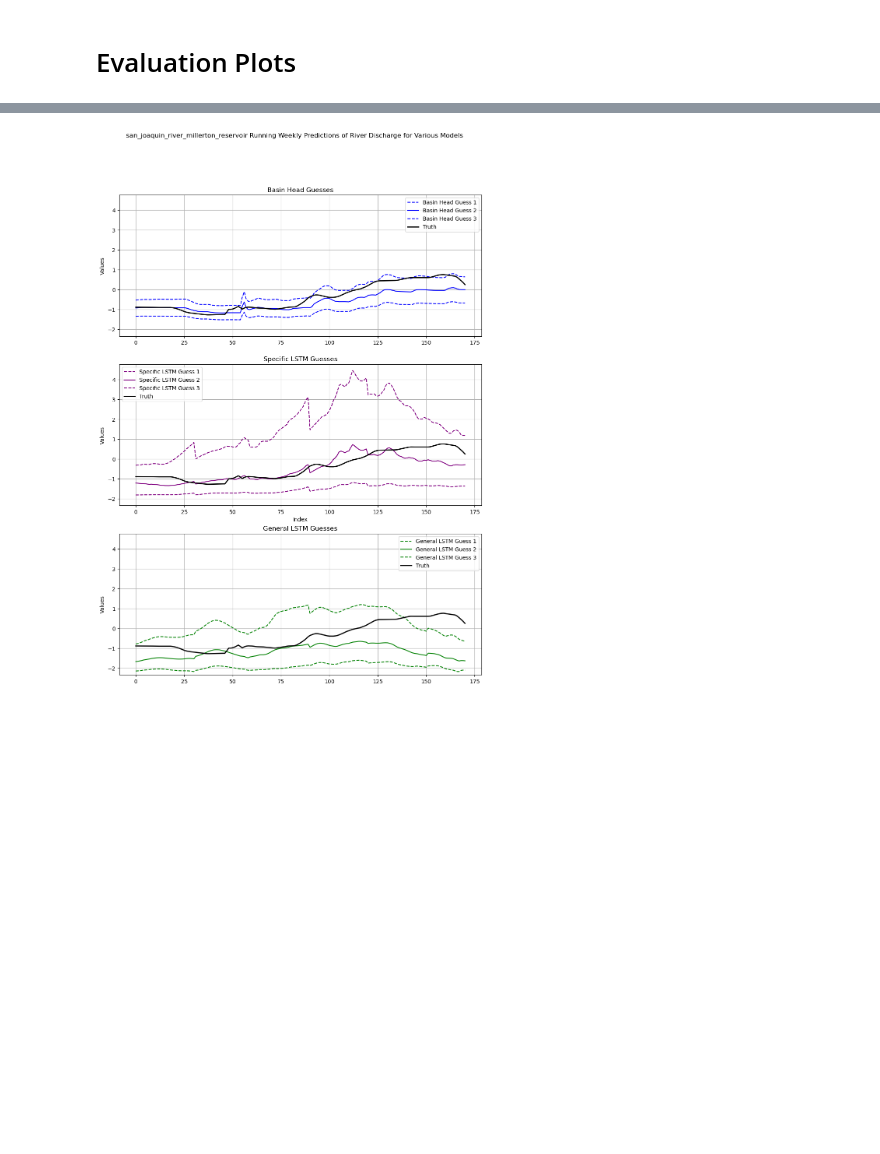
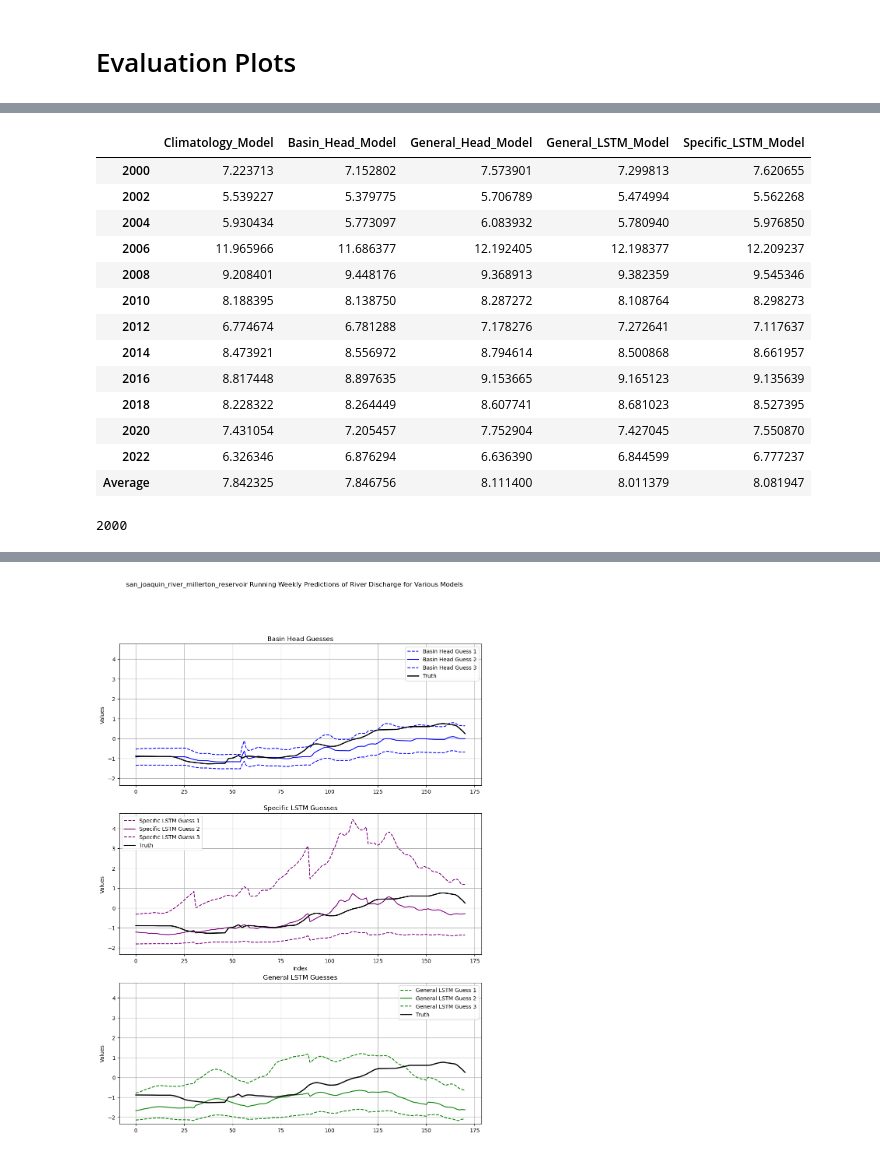
Before and after one commit to KarRups/Hydra_Code, a Jupyter notebook: Week_Ahead_Evaluation.ipynb, the cells around one changed output, grey strips where cells are left out. Drawn from its saved outputs; the diff is of its cells as text; code cells hidden in the pictures; blank space fills up the shorter version.

```diff
--- a/Week_Ahead_Evaluation.ipynb
+++ b/Week_Ahead_Evaluation.ipynb
@@ -205,3 +357,62 @@ Specific_LSTM_Guesses = np.array(Specific_LSTM_Guesses).reshape(Days , 3)
+# %%
+# Average over basins
+averaged_scores = {year: {model: [] for model in ["Climatology_Model", "Basin_Head_Model", "General_Head_Model", "General_LSTM_Model", "Specific_LSTM_Model"]} for year in years}
+model_names = ["Climatology_Model", "Basin_Head_Model", "General_Head_Model", "General_LSTM_Model", "Specific_LSTM_Model"]
+model_name_underscore_count = {model: model.count('_') for model in model_names}
+
+# Extract scores and compute averages
+for key, score in Scores.items():
+    # Determine the number of underscores in the model name by matching the end of the key with known model names
+    for model in model_names:
+        if key.endswith(model):
+            parts = key.rsplit('_', model_name_underscore_count[model] + 2)  # Split from the end
+            basin = '_'.join(parts[:-model_name_underscore_count[model] - 2])  # Reconstruct the basin name
+            year = parts[-model_name_underscore_count[model] - 2]
+            model_name = model
+            break
+
+    averaged_scores[int(year)][model_name].append(score)
+
+# Average the scores over the basins
+for year in averaged_scores:
+    for model in averaged_scores[year]:
+        averaged_scores[int(year)][model] = np.mean(averaged_scores[year][model])
+
+# Create a DataFrame from the averaged scores
+df = pd.DataFrame(averaged_scores)
+
+df = df.T
+# Add a row for the average over all years
+df.loc['Average'] = df.mean(axis=0)
+
+def highlight_min(s):
+    is_min = s == s.min()
+    return ['font-weight: bold' if v else '' for v in is_min]
+
+# Apply the highlight_min function to each row
+styled_df = df.style.apply(highlight_min, axis=1)
+
+# Display the DataFrame with styles
+styled_df
+# %% [output]
+|  | Climatology_Model | Basin_Head_Model | General_Head_Model | General_LSTM_Model | Specific_LSTM_Model |
+| 2000 | 7.223713 | 7.152802 | 7.573901 | 7.299813 | 7.620655 |
+| 2002 | 5.539227 | 5.379775 | 5.706789 | 5.474994 | 5.562268 |
+| 2004 | 5.930434 | 5.773097 | 6.083932 | 5.780940 | 5.976850 |
+| 2006 | 11.965966 | 11.686377 | 12.192405 | 12.198377 | 12.209237 |
+| 2008 | 9.208401 | 9.448176 | 9.368913 | 9.382359 | 9.545346 |
+| 2010 | 8.188395 | 8.138750 | 8.287272 | 8.108764 | 8.298273 |
+| 2012 | 6.774674 | 6.781288 | 7.178276 | 7.272641 | 7.117637 |
+| 2014 | 8.473921 | 8.556972 | 8.794614 | 8.500868 | 8.661957 |
+| 2016 | 8.817448 | 8.897635 | 9.153665 | 9.165123 | 9.135639 |
+| 2018 | 8.228322 | 8.264449 | 8.607741 | 8.681023 | 8.527395 |
+| 2020 | 7.431054 | 7.205457 | 7.752904 | 7.427045 | 7.550870 |
+| 2022 | 6.326346 | 6.876294 | 6.636390 | 6.844599 | 6.777237 |
+| Average | 7.842325 | 7.846756 | 8.111400 | 8.011379 | 8.081947 |
+# %%
+int('2000')
+# %% [output]
+2000
 # %%
 for year in years :
     start_season_date = f'{year}-01-01'
```
Also changed, not shown: parts of 12 cells of this notebook, 3 other files.
